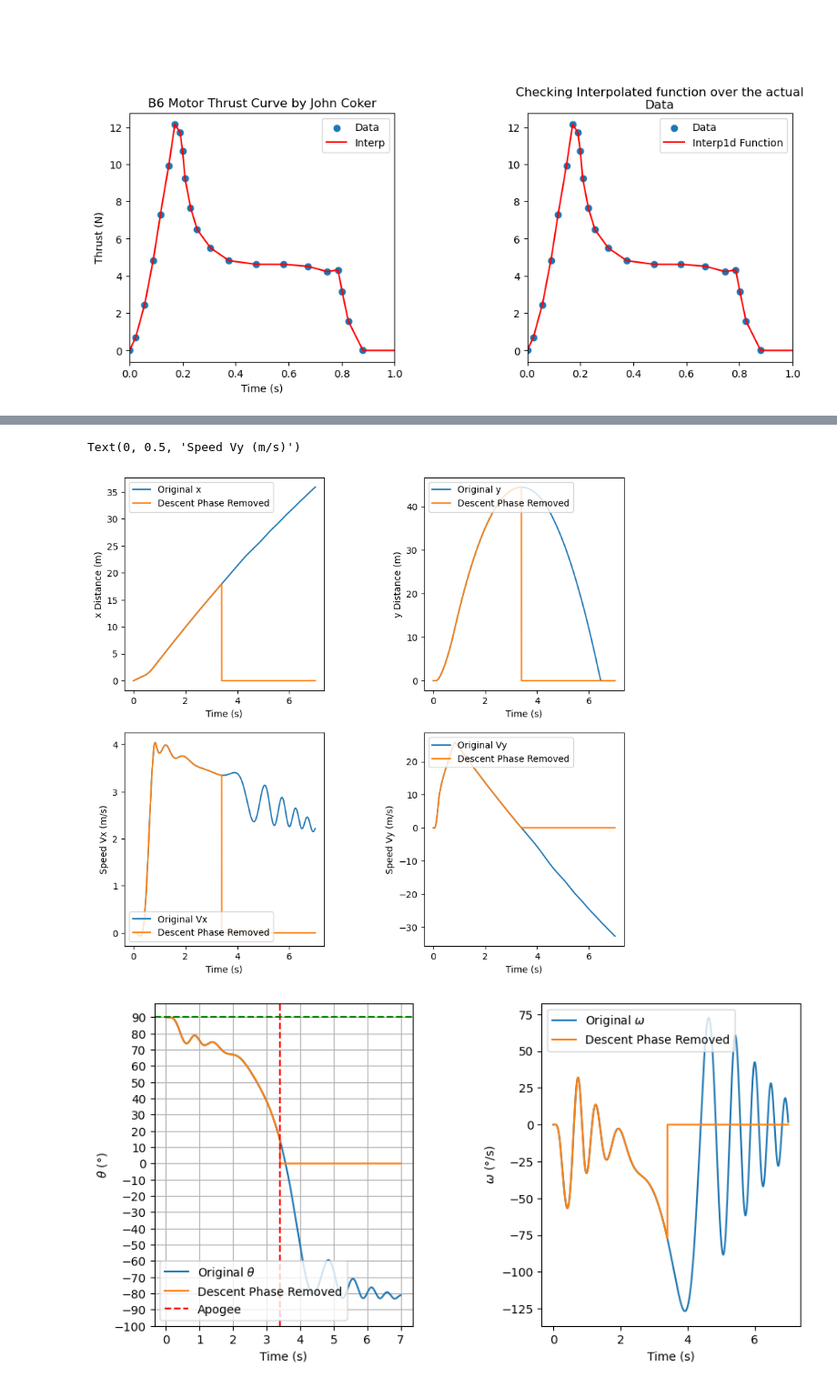
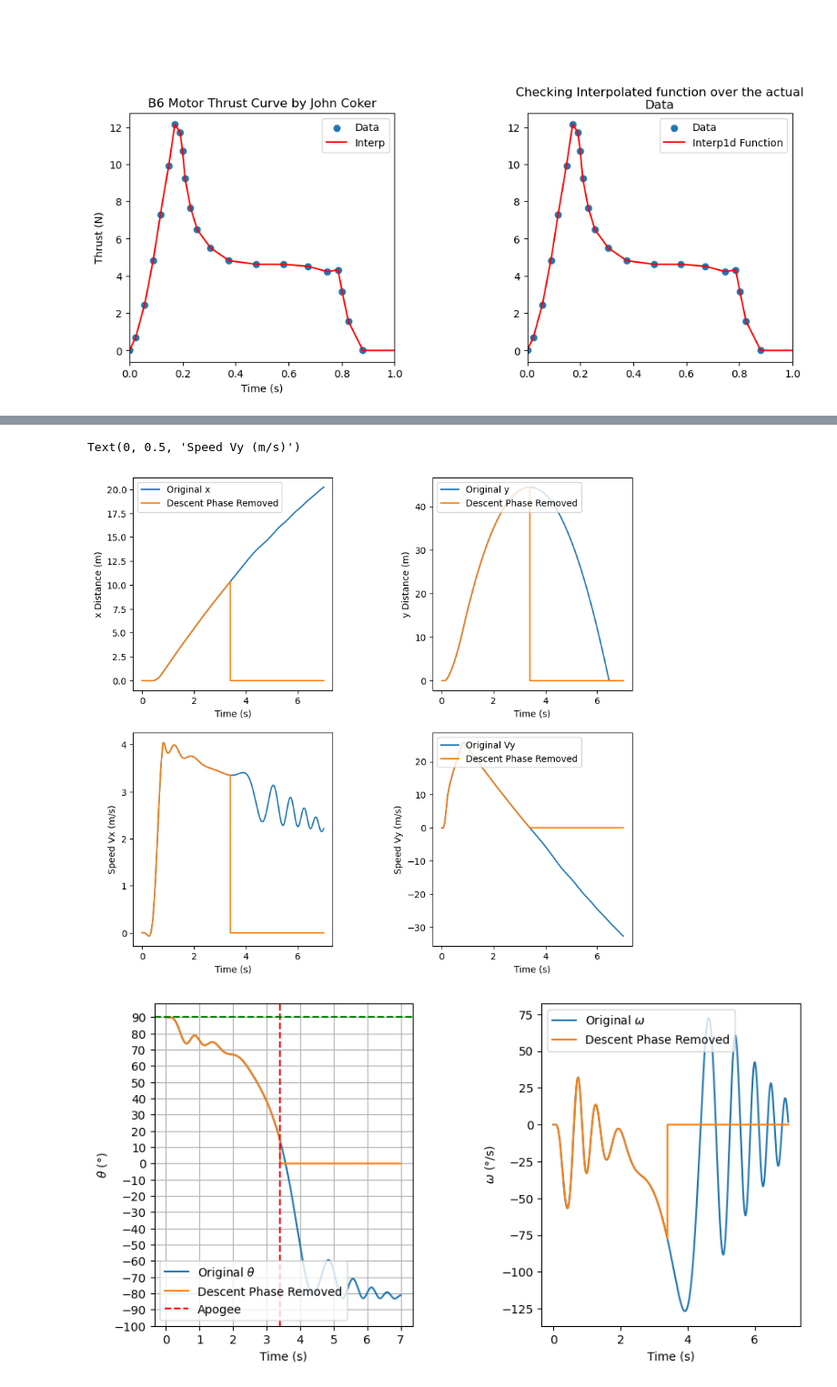
Before and after one commit to BamtolYy/rocket, a Jupyter notebook: simulation/2DRocketSimDraft.ipynb, the cells around one changed output, grey strips where cells are left out. Shown at 91% size. Cells and saved outputs as stored; diff of their text form; code cells hidden in the pictures.

```diff
--- a/simulation/2DRocketSimDraft.ipynb
+++ b/simulation/2DRocketSimDraft.ipynb
@@ -79,7 +79,7 @@ def twoDRocket_ODE(state_vectors, t, g, m, IG, a, rho, S, Cl,thrust_function,ten
     # print("index: ",index)
     # print("type(index.item()): ", type(index))
 
-    vx    = state_vectors[2] + windspeed
+    vx    = state_vectors[2]
     vy    = state_vectors[3]
     theta = state_vectors[4]
 
@@ -88,13 +88,16 @@ def twoDRocket_ODE(state_vectors, t, g, m, IG, a, rho, S, Cl,thrust_function,ten
     else:
         T = thrust_function(t)
 
-    u = vy*sin(theta) + (vx)*cos(theta)  # "Horizontal" component of the velocity, v, respect to the body frame; velocity resolved towards x-axis
-    w = -(vx)*sin(theta) + vy*cos(theta) # "Vertical" component of the velocity, v, respect to the body frame; velocity resolved towards y-axis
+    u = vy*sin(theta) + (vx+windspeed)*cos(theta)  # "Horizontal" component of the velocity, v, respect to the body frame; velocity resolved towards x-axis
+    w = -(vx+windspeed)*sin(theta) + vy*cos(theta) # "Vertical" component of the velocity, v, respect to the body frame; velocity resolved towards y-axis
 
     alpha = math.atan2(-w,u)
-
+    alphaRecord.append(alpha)
+    tRecord.append(t)
+    uRecord.append(u)
+    wRecord.append(w)
     v  = math.sqrt(pow(u,2)+pow(w,2))
-    M  = v/Sspeedofsound
+    M  = v/speedofsound
 
     if M <= 0.6 and M > 0:
         Cd = 0.2083333*pow(M,2) - 0.25*M+0.46
@@ -116,7 +119,6 @@ def twoDRocket_ODE(state_vectors, t, g, m, IG, a, rho, S, Cl,thrust_function,ten
 
     ## ODE
     dxdt = vx
-    print(dxdt)
     if T == 0 and state_vectors[1] <= 0:
         dydt = 0
     else:
@@ -128,7 +130,7 @@ def twoDRocket_ODE(state_vectors, t, g, m, IG, a, rho, S, Cl,thrust_function,ten
         dvydt = (Fbh*sin(theta) + Fbv*cos(theta) - m*g)/m
     dthetadt = state_vectors[5]
     dthetaDotdt = (-L*a*cos(alpha) - D*a*sin(alpha))/IG
-    return [dxdt, dydt, dvxdt, dvydt, dthetadt, dthetaDotdt,alpha]
+    return [dxdt, dydt, dvxdt, dvydt, dthetadt, dthetaDotdt]
 # %%
 ## Define Parameters
 # state_vectors = [x, y, V_x, V_y, theta, thetaDot]
@@ -146,7 +148,7 @@ def twoDRocket_ODE(state_vectors, t, g, m, IG, a, rho, S, Cl,thrust_function,ten
 # Cd            = Drag CoefficiLent
 # cp            = Center of Pressure location from the nose
 # cg            = Center of Gravity from the nose
-x0    = [0,0,0,0,pi/2,0,0]
+x0    = [0,0,0,0,pi/2,0] # AOA should be 90 degrees when rocket is at rest since the wind is blowing on the side of the rocket
 tstep = 0.0001 # s
 t     = np.arange(0,7,tstep)
 tend  = t[-1]
@@ -166,6 +168,10 @@ windspeed = 5*0.44704 # m/s
 speedofsound =np.sqrt(gamma*R*T)
 print('Speed of Sound:',speedofsound, 'm/s')
 print(windspeed)
+alphaRecord =[]
+tRecord = []
+uRecord = []
+wRecord = []
 # %% [output]
 Speed of Sound: 352.52379902639194 m/s
 2.2352
@@ -371,6 +359,8 @@ descentExcludedx = solution[:,0].copy()
 descentExcludedx[index+1:] = 0
 plt.plot(t,descentExcludedx)
 plt.legend(['Original x','Descent Phase Removed'])
+# plt.xticks(np.arange(0, 1, 0.1))
+# plt.xlim([0,1])
 plt.xlabel('Time (s)')
 plt.ylabel('x Distance (m)')
 plt.tight_layout()
@@ -379,35 +369,35 @@ plt.subplots_adjust(left=0, right=1.2, top=1.5, bottom=0, wspace=0.5, hspace=0.2
 plt.subplot(2,2,2)
 plt.plot(t, solution[:,1])
 descentExcludedy = []
 descentExcludedy = solution[:,1].copy()
 descentExcludedy[index+1:] = 0
 plt.plot(t,descentExcludedy)
 plt.legend(['Original y','Descent Phase Removed'],loc=2)
 plt.xlabel('Time (s)')
 plt.ylabel('y Distance (m)')
 
 plt.subplot(2,2,3)
 plt.plot(t, solution[:,2])
 descentExcludedVx = []
 descentExcludedVx = solution[:,2].copy()
 descentExcludedVx[index+1:] = 0
 plt.plot(t,descentExcludedVx)
-plt.legend(['Original Vx','Descent Phase Removed'],loc=3)
+# plt.legend(['Original Vx','Descent Phase Removed'],loc=3)
 plt.xlabel('Time (s)')
 plt.ylabel('Speed Vx (m/s)')
 
 plt.subplot(2,2,4)
 plt.plot(t, solution[:,3])
 descentExcludedVy = []
 descentExcludedVy = solution[:,3].copy()
 descentExcludedVy[index+1:] = 0
 plt.plot(t,descentExcludedVy)
 plt.legend(['Original Vy','Descent Phase Removed'],loc=2)
 plt.xlabel('Time (s)')
 plt.ylabel('Speed Vy (m/s)')
 # %% [output]
 Text(0, 0.5, 'Speed Vy (m/s)')
-[figure, old version]
+[figure, new version]
 # %%
 plt.subplot(1,2,1)
 plt.plot(t, solution[:,4]*360/(2*pi))
```
Also changed, not shown: parts of 4 cells of this notebook, 2 other files.
